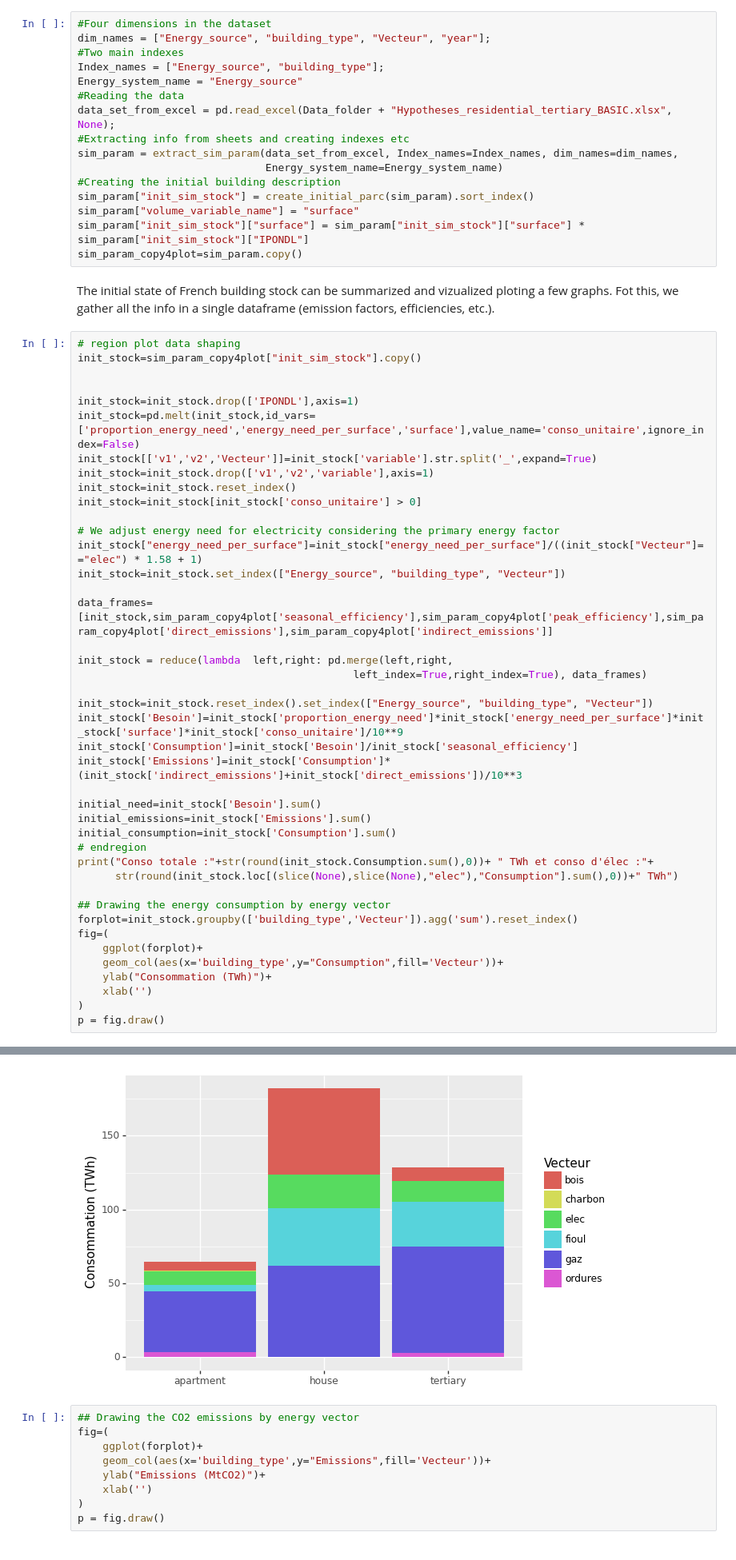
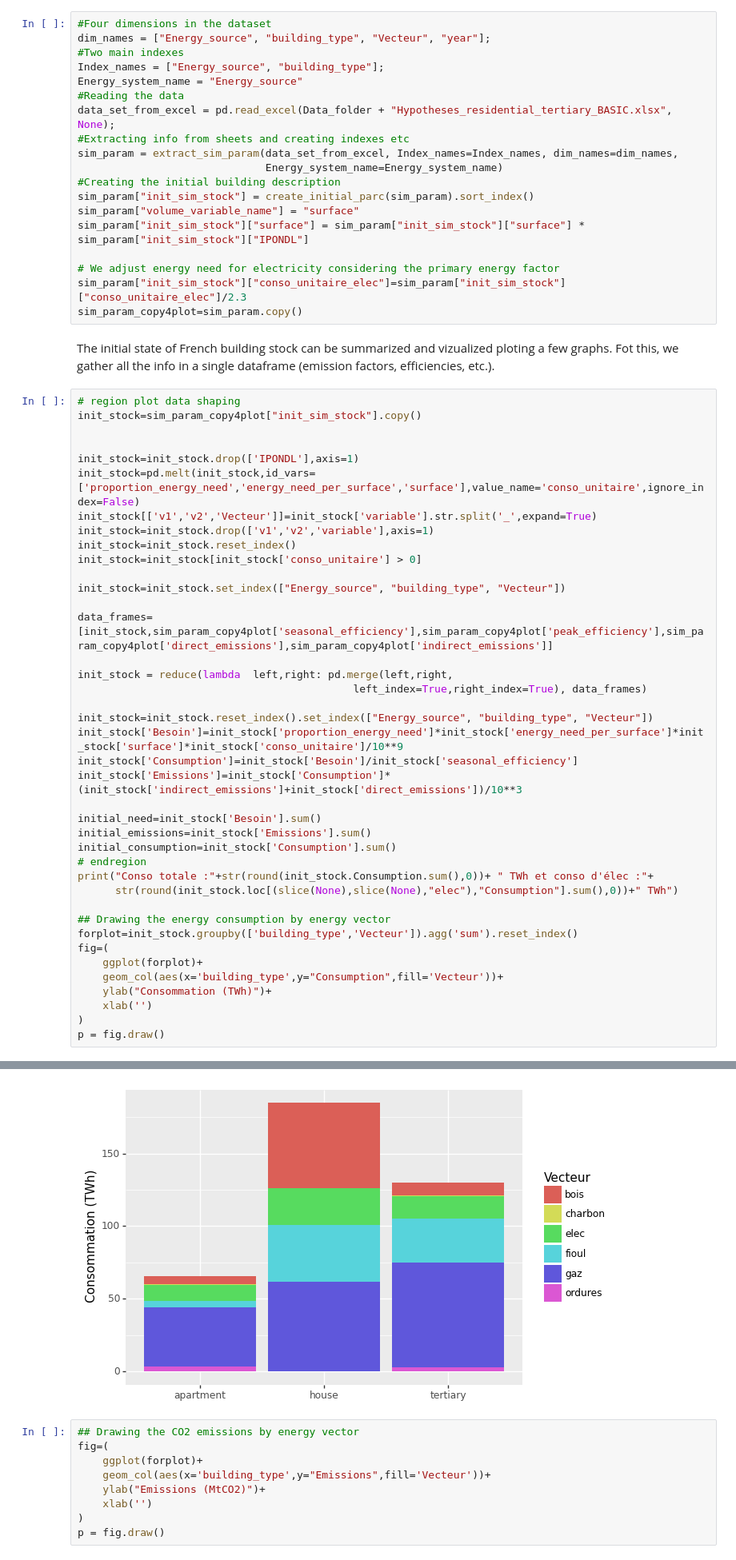
Before and after one commit to robingirard/Energy-Alternatives-Planning, a Jupyter notebook: Models/Prospective_conso/Residential_Tertiary_building_stock_evolution.ipynb, the cells around one changed output, grey strips where cells are left out. Shown at 80% size. Drawn from its saved outputs; the diff is of its cells as text.

```diff
--- a/Models/Prospective_conso/Residential_Tertiary_building_stock_evolution.ipynb
+++ b/Models/Prospective_conso/Residential_Tertiary_building_stock_evolution.ipynb
@@ -64,6 +68,9 @@ sim_param = extract_sim_param(data_set_from_excel, Index_names=Index_names, dim_
 sim_param["init_sim_stock"] = create_initial_parc(sim_param).sort_index()
 sim_param["volume_variable_name"] = "surface"
 sim_param["init_sim_stock"]["surface"] = sim_param["init_sim_stock"]["surface"] * sim_param["init_sim_stock"]["IPONDL"]
+
+# We adjust energy need for electricity considering the primary energy factor
+sim_param["init_sim_stock"]["conso_unitaire_elec"]=sim_param["init_sim_stock"]["conso_unitaire_elec"]/2.3
 sim_param_copy4plot=sim_param.copy()
 # %% [markdown]
 The initial state of French building stock can be summarized and vizualized ploting a few graphs. Fot this, we gather all the info in a single dataframe (emission factors, efficiencies, etc.).
@@ -79,8 +86,6 @@ init_stock=init_stock.drop(['v1','v2','variable'],axis=1)
 init_stock=init_stock.reset_index()
 init_stock=init_stock[init_stock['conso_unitaire'] > 0]
 
-# We adjust energy need for electricity considering the primary energy factor
-init_stock["energy_need_per_surface"]=init_stock["energy_need_per_surface"]/((init_stock["Vecteur"]=="elec") * 1.58 + 1)
 init_stock=init_stock.set_index(["Energy_source", "building_type", "Vecteur"])
 
 data_frames=[init_stock,sim_param_copy4plot['seasonal_efficiency'],sim_param_copy4plot['peak_efficiency'],sim_param_copy4plot['direct_emissions'],sim_param_copy4plot['indirect_emissions']]
@@ -114,4 +119,4 @@ Conso totale :375.0 TWh et conso d'élec :46.0 TWh
-[figure, old version]
+[figure, new version]
 # %%
 ## Drawing the CO2 emissions by energy vector
 fig=(
```
Also changed, not shown: parts of 22 cells of this notebook, 2 other files.
